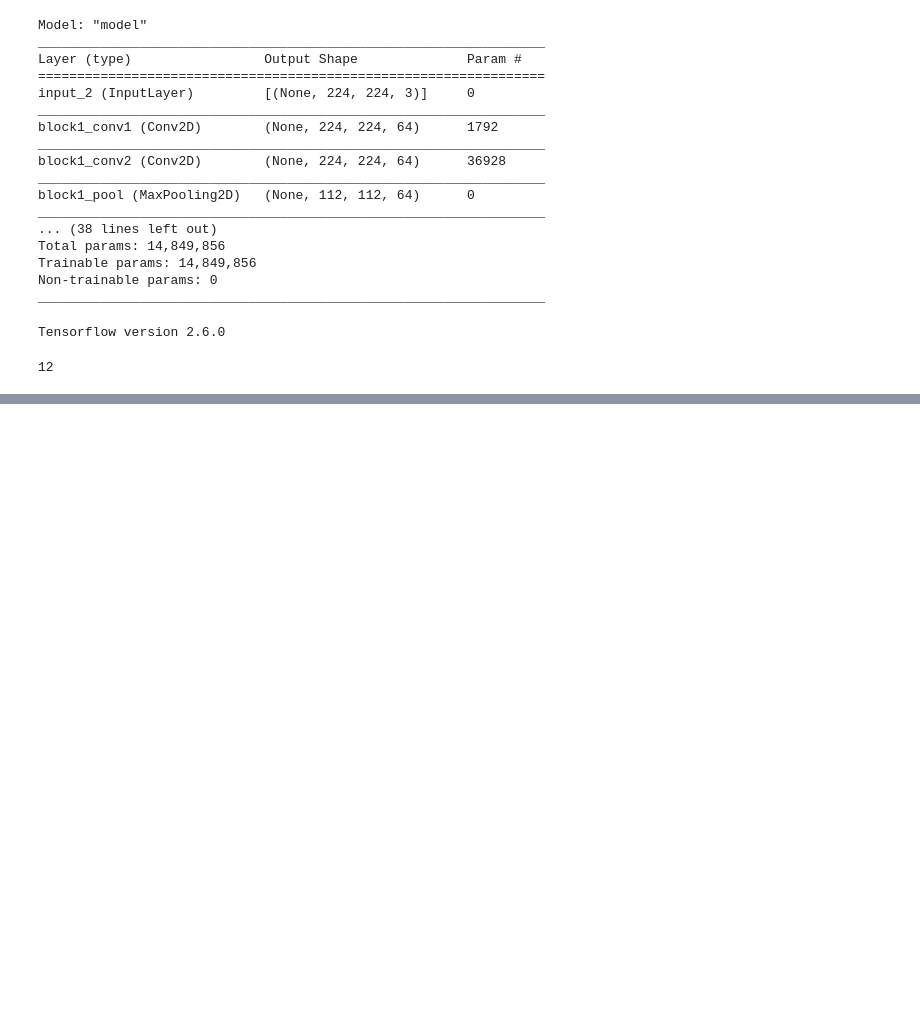
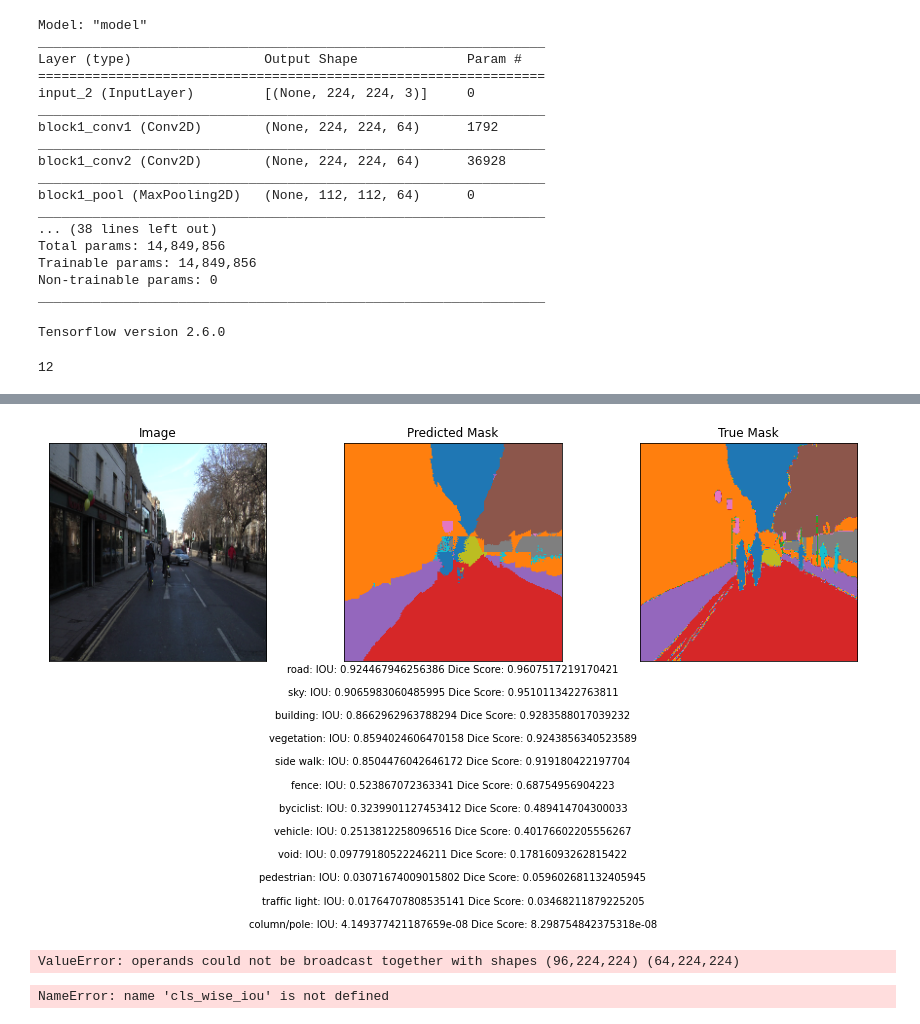
Before and after one commit to abhijitshingote/computervision, a Jupyter notebook: FullyConvolutionalNetBuild.ipynb, the cells around one changed output, grey strips where cells are left out. Drawn from its saved outputs; the diff is of its cells as text; code cells hidden in the pictures; blank space fills up the shorter version.

```diff
--- a/FullyConvolutionalNetBuild.ipynb
+++ b/FullyConvolutionalNetBuild.ipynb
@@ -274,7 +279,7 @@ def get_images_and_segments_test_arrays():
 y_true_images, y_true_segments = get_images_and_segments_test_arrays()
 # %%
 # get the model prediction
-results = model.predict(validation_dataset, steps=validation_steps)
+results = mymodel.predict(validation_dataset, steps=validation_steps)
 
 # for each pixel, get the slice number which has the highest probability
 results = np.argmax(results, axis=3)
@@ -309,20 +469,26 @@ def compute_metrics(y_true, y_pred):
 # %%
 # input a number from 0 to 63 to pick an image from the test set
-integer_slider = 0
+integer_slider = 10
 
 # compute metrics
 iou, dice_score = compute_metrics(y_true_segments[integer_slider], results[integer_slider])
 
 # visualize the output and metrics
 show_predictions(y_true_images[integer_slider], [results[integer_slider], y_true_segments[integer_slider]], ["Image", "Predicted Mask", "True Mask"], iou, dice_score)
+# %% [output]
+[figure, added]
 # %%
 # compute class-wise metrics
 cls_wise_iou, cls_wise_dice_score = compute_metrics(y_true_segments, results)
+# %% [output]
+ValueError: operands could not be broadcast together with shapes (96,224,224) (64,224,224)
 # %%
 # print IOU for each class
 for idx, iou in enumerate(cls_wise_iou):
   spaces = ' ' * (13-len(class_names[idx]) + 2)
   print("{}{}{} ".format(class_names[idx], spaces, iou))
+# %% [output]
+NameError: name 'cls_wise_iou' is not defined
 # %%
 # print the dice score for each class
 for idx, dice_score in enumerate(cls_wise_dice_score):
```
Also changed, not shown: parts of 5 cells of this notebook.
